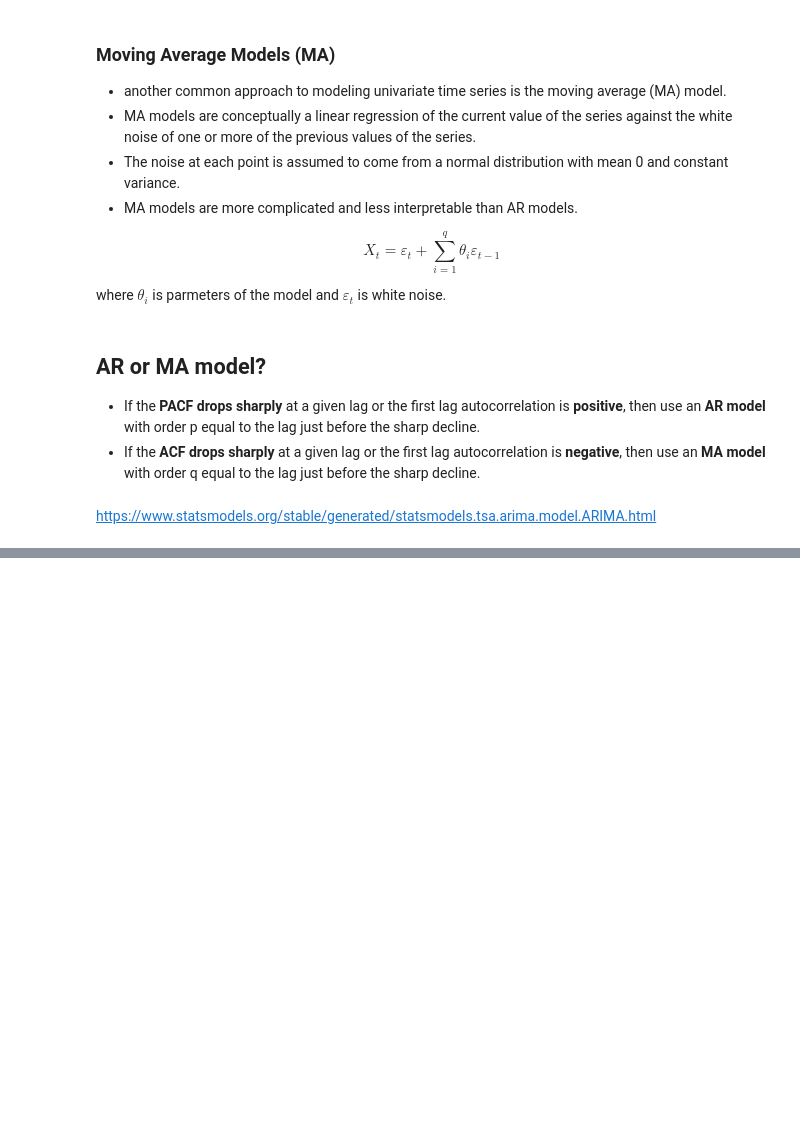
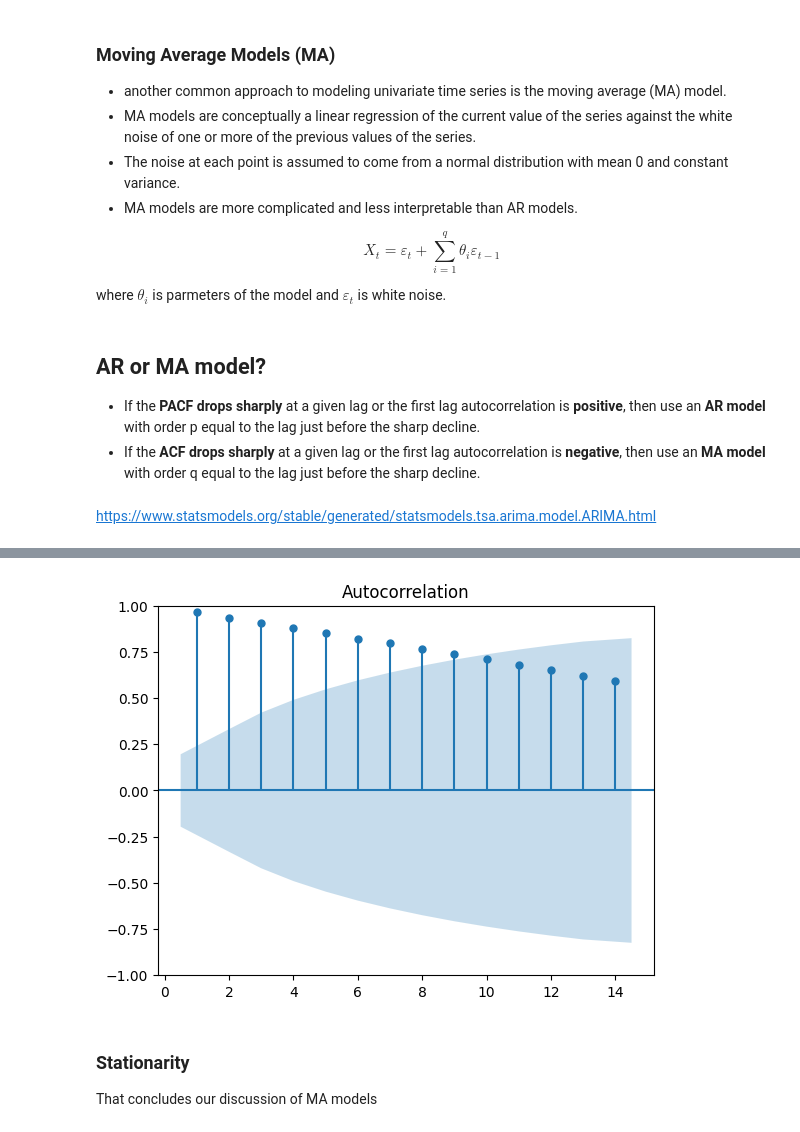
Before and after one commit to MKastek/time-series-notes, a Jupyter notebook: Time_series_anomaly_detection.ipynb, the cells around one changed output, grey strips where cells are left out. Cells and saved outputs as stored; diff of their text form; code cells hidden in the pictures; blank space fills up the shorter version.

```diff
--- a/Time_series_anomaly_detection.ipynb
+++ b/Time_series_anomaly_detection.ipynb
@@ -767,0 +820,7 @@ https://www.statsmodels.org/stable/generated/statsmodels.tsa.arima.model.ARIMA.h
+# %%
+fig = plot_acf(data, lags=range(1,15),alpha=0.05)
+# %% [output]
+[figure, added]
+# %% [markdown]
+### Stationarity
+That concludes our discussion of MA models
```
Also changed, not shown: parts of 23 cells of this notebook.
